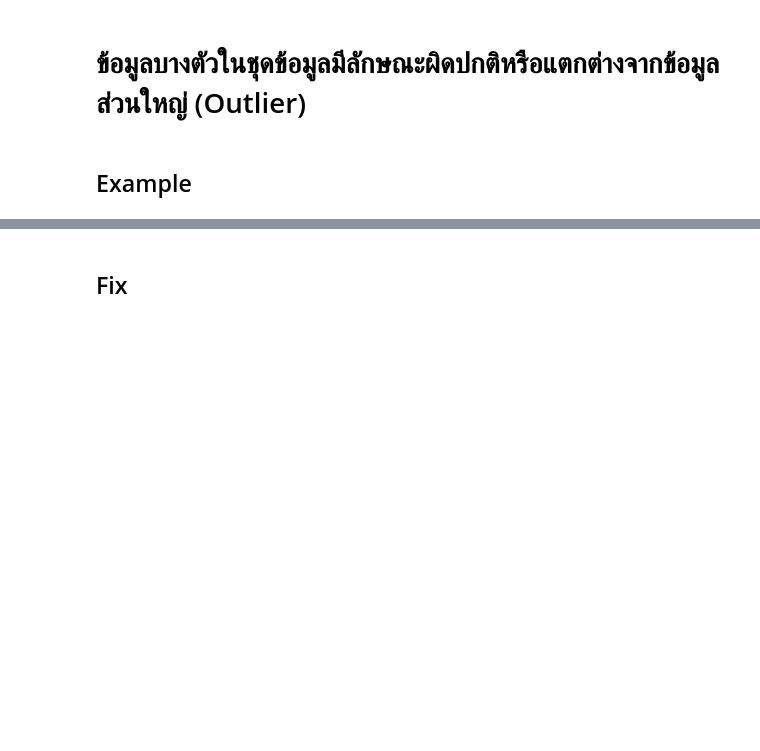
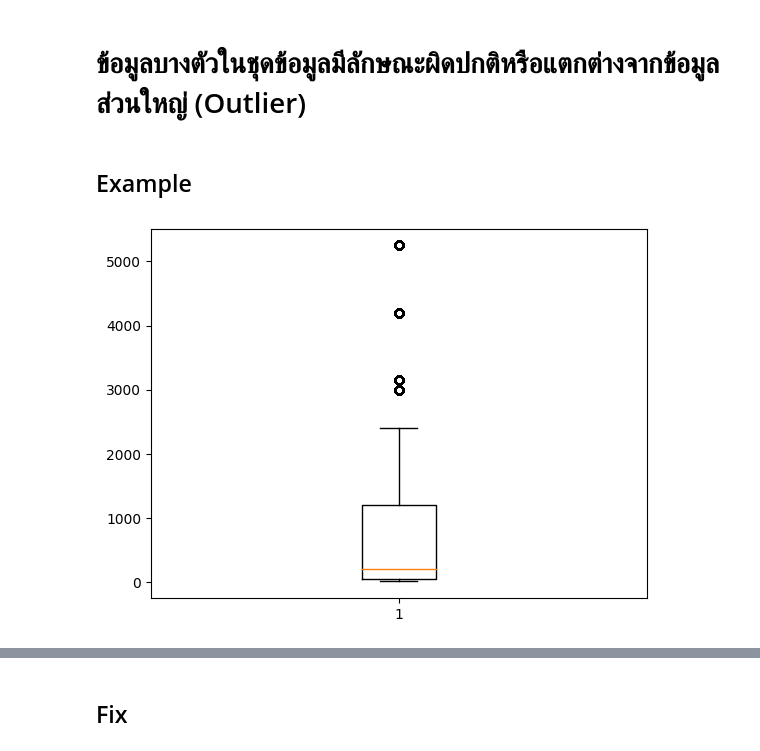
Before and after one commit to puttipongyy/BSC_DPDM23, a Jupyter notebook: Data_Preprocessing.ipynb, the cells around one changed output, grey strips where cells are left out. Cells and saved outputs as stored; diff of their text form; code cells hidden in the pictures; blank space fills up the shorter version.

```diff
--- a/Data_Preprocessing.ipynb
+++ b/Data_Preprocessing.ipynb
@@ -256,2 +449,6 @@ quiz
 # %% [markdown]
 ## Example
+# %%
+ret = plt.boxplot(shopping_data['price']);
+# %% [output]
+[figure, added]
```
Also changed, not shown: parts of 27 cells of this notebook.
